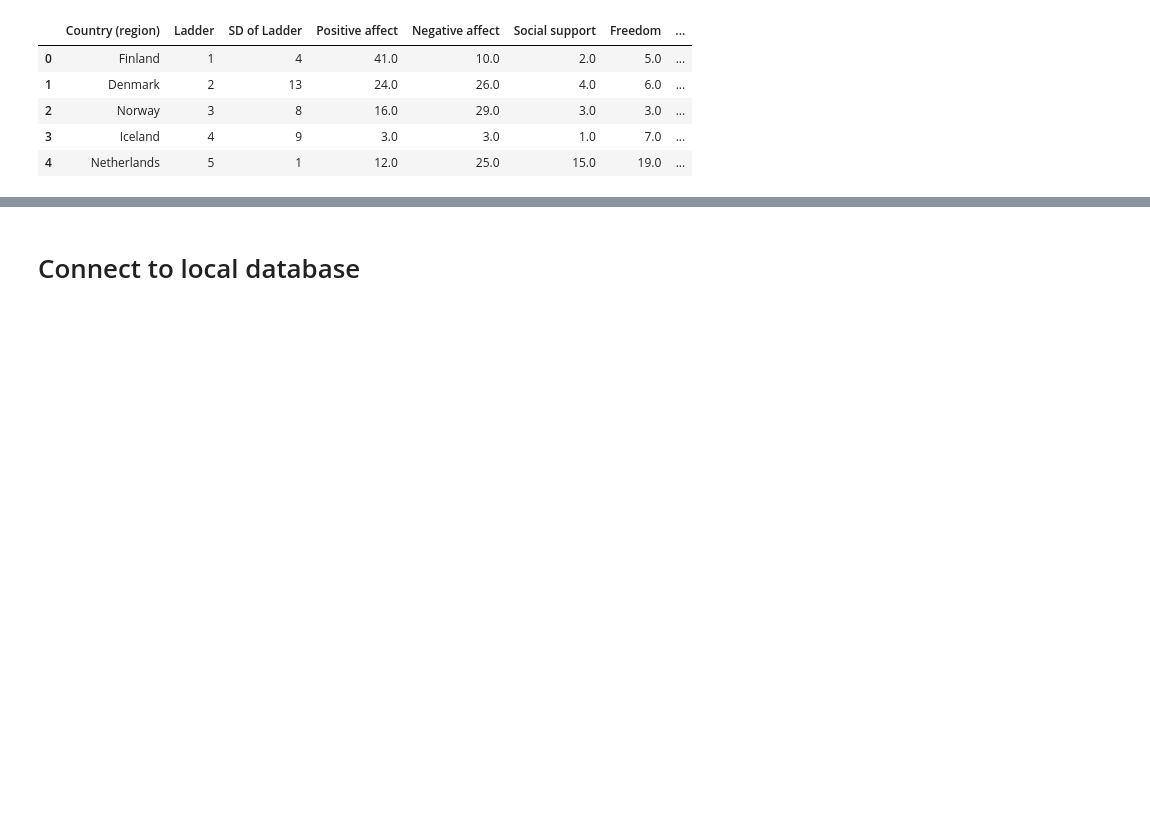
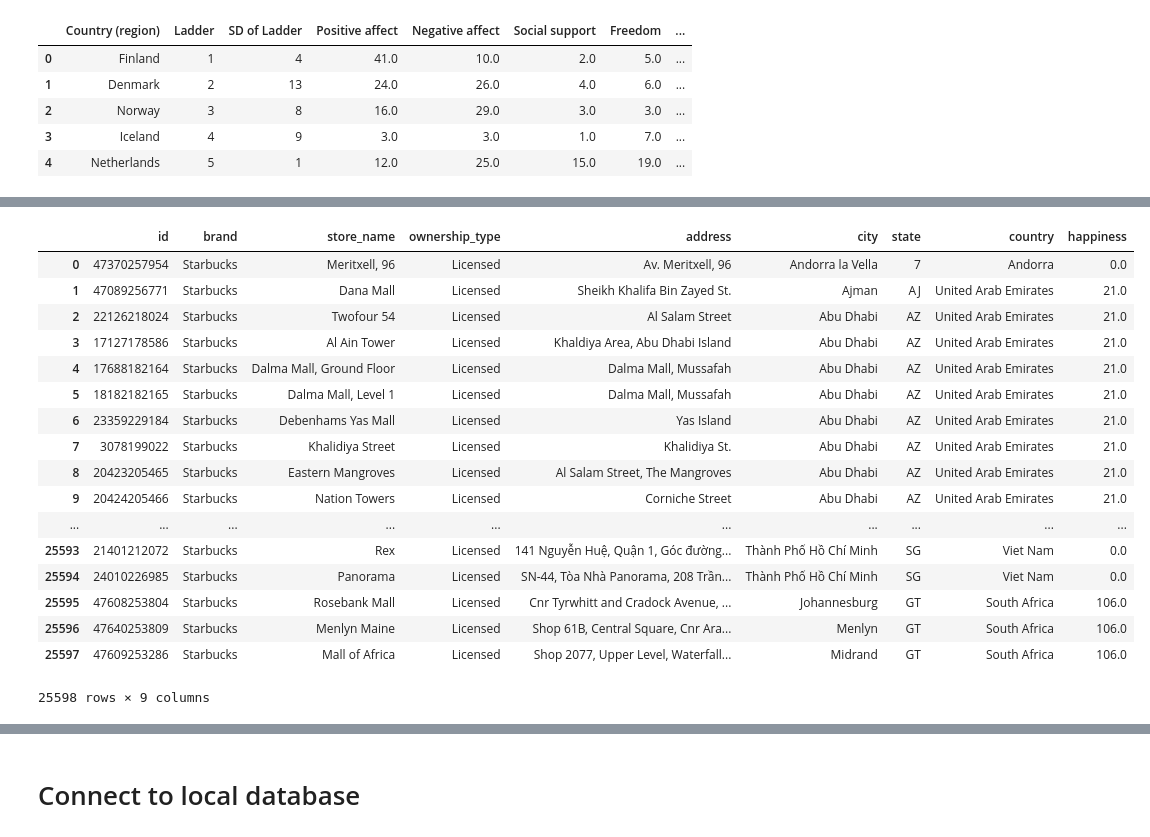
Before and after one commit to poojasheelvanth/ETL-Project, a Jupyter notebook: starbucks_happiness.ipynb, the cells around one changed output, grey strips where cells are left out. Cells and saved outputs as stored; diff of their text form; code cells hidden in the pictures; blank space fills up the shorter version.

```diff
--- a/starbucks_happiness.ipynb
+++ b/starbucks_happiness.ipynb
@@ -141,6 +137,6 @@ Name: country, Length: 72, dtype: int64
 # %%
-starbucks['id']=[i.replace('-','') for i in starbucks['id']]
+starbucks_df['id']=[i.replace('-','') for i in starbucks_df['id']]
 
-starbucks.head()
+starbucks_df.head()
 # %% [output]
 |  | id | brand | store_name | ownership_type | address | city | state | country |
@@ -228,0 +183,24 @@ country_raw.set_index('country')
+# %%
+temp_merge = pd.merge(starbucks_df, country_df, left_on = "country", right_on = "country", how="left")
+
+temp_merge[['happiness']] = temp_merge[['happiness']].fillna(value = 0)
+temp_merge
+# %% [output]
+|  | id | brand | store_name | ownership_type | address | city | state | country | happiness |
+| 0 | 47370257954 | Starbucks | Meritxell, 96 | Licensed | Av. Meritxell, 96 | Andorra la Vella | 7 | Andorra | 0.0 |
+| 1 | 47089256771 | Starbucks | Dana Mall | Licensed | Sheikh Khalifa Bin Zayed St. | Ajman | AJ | United Arab Emirates | 21.0 |
+| 2 | 22126218024 | Starbucks | Twofour 54 | Licensed | Al Salam Street | Abu Dhabi | AZ | United Arab Emirates | 21.0 |
+| 3 | 17127178586 | Starbucks | Al Ain Tower | Licensed | Khaldiya Area, Abu Dhabi Island | Abu Dhabi | AZ | United Arab Emirates | 21.0 |
+| 4 | 17688182164 | Starbucks | Dalma Mall, Ground Floor | Licensed | Dalma Mall, Mussafah | Abu Dhabi | AZ | United Arab Emirates | 21.0 |
+| 5 | 18182182165 | Starbucks | Dalma Mall, Level 1 | Licensed | Dalma Mall, Mussafah | Abu Dhabi | AZ | United Arab Emirates | 21.0 |
+| 6 | 23359229184 | Starbucks | Debenhams Yas Mall | Licensed | Yas Island | Abu Dhabi | AZ | United Arab Emirates | 21.0 |
+| 7 | 3078199022 | Starbucks | Khalidiya Street | Licensed | Khalidiya St. | Abu Dhabi | AZ | United Arab Emirates | 21.0 |
+| 8 | 20423205465 | Starbucks | Eastern Mangroves | Licensed | Al Salam Street, The Mangroves | Abu Dhabi | AZ | United Arab Emirates | 21.0 |
+| 9 | 20424205466 | Starbucks | Nation Towers | Licensed | Corniche Street | Abu Dhabi | AZ | United Arab Emirates | 21.0 |
+| ... | ... | ... | ... | ... | ... | ... | ... | ... | ... |
+| 25593 | 21401212072 | Starbucks | Rex | Licensed | 141 Nguyễn Huệ, Quận 1, Góc đường... | Thành Phố Hồ Chí Minh | SG | Viet Nam | 0.0 |
+| 25594 | 24010226985 | Starbucks | Panorama | Licensed | SN-44, Tòa Nhà Panorama, 208 Trần... | Thành Phố Hồ Chí Minh | SG | Viet Nam | 0.0 |
+| 25595 | 47608253804 | Starbucks | Rosebank Mall | Licensed | Cnr Tyrwhitt and Cradock Avenue, ... | Johannesburg | GT | South Africa | 106.0 |
+| 25596 | 47640253809 | Starbucks | Menlyn Maine | Licensed | Shop 61B, Central Square, Cnr Ara... | Menlyn | GT | South Africa | 106.0 |
+| 25597 | 47609253286 | Starbucks | Mall of Africa | Licensed | Shop 2077, Upper Level, Waterfall... | Midrand | GT | South Africa | 106.0 |
+25598 rows × 9 columns
```
Also changed, not shown: parts of 24 cells of this notebook, 1 other file.
